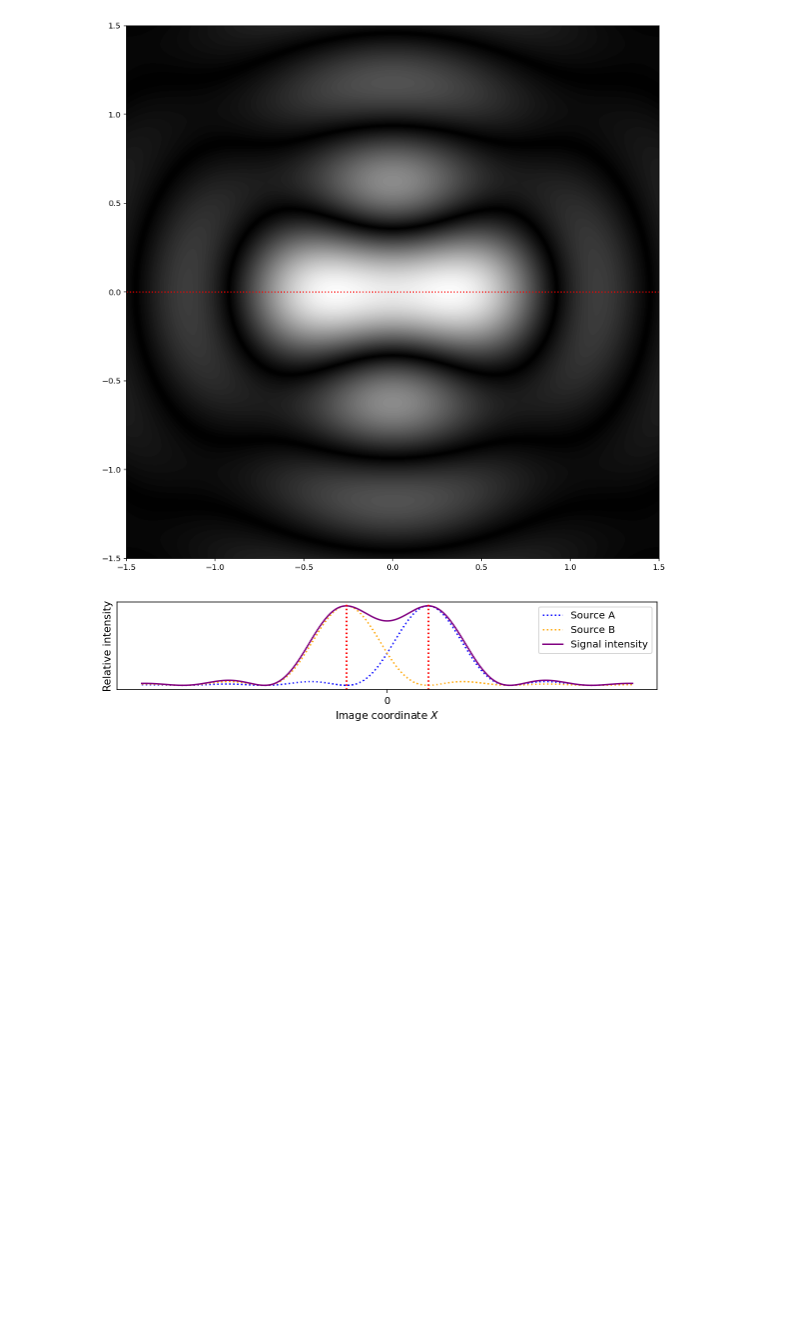
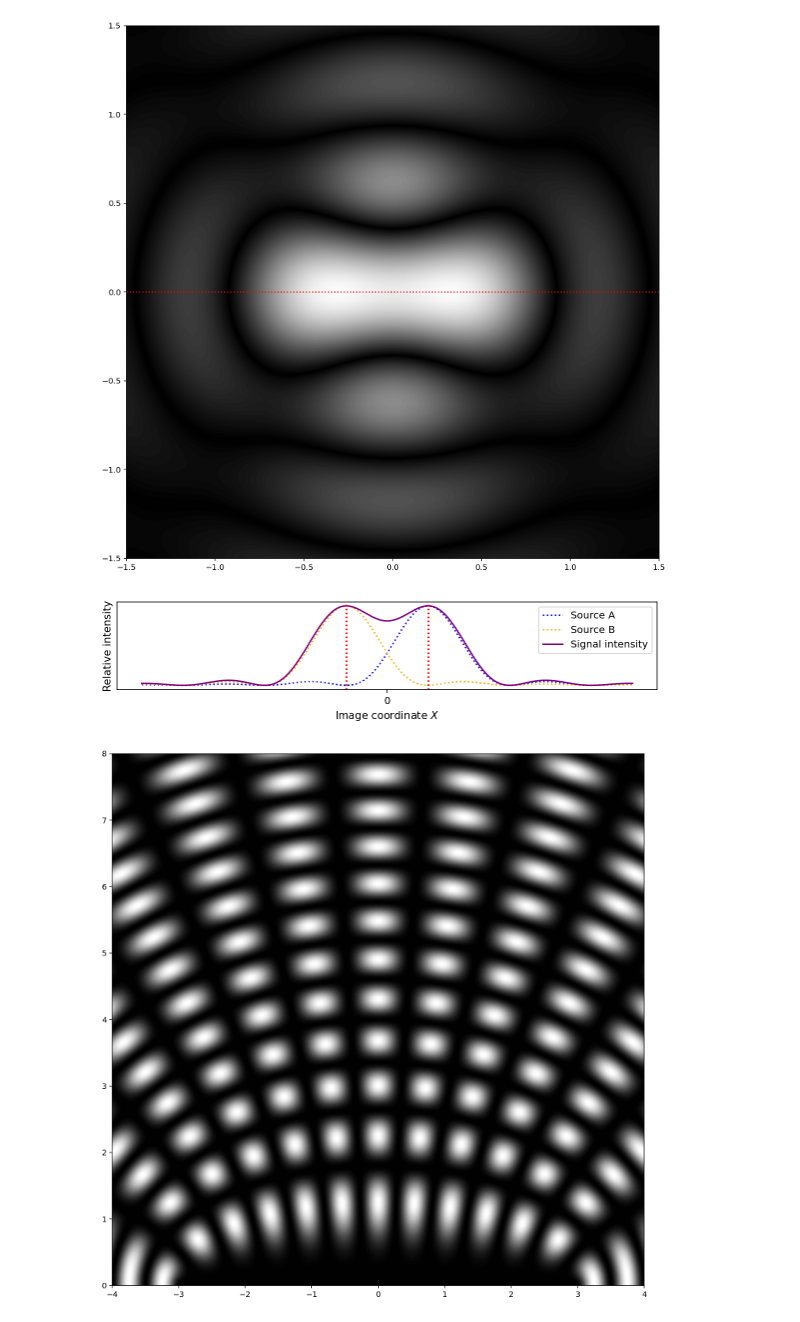
Before and after one commit to awmckinley1/ow2021, a Jupyter notebook: visualisations/Ch13 Interference and diffraction.ipynb, the cells around one changed output. Saved outputs shown, nothing was run; the diff lists cells and outputs as text; code cells hidden in the pictures; blank space fills up the shorter version.

```diff
--- a/visualisations/Ch13 Interference and diffraction.ipynb
+++ b/visualisations/Ch13 Interference and diffraction.ipynb
@@ -1105,3 +1105,68 @@ plt.savefig("ch13-opticalresolutionlimit1.pdf",transparent=True)
 plt.show()
 # %% [output]
 [figure]
+# %%
+# Specify x and y to start with
+number_of_points = 400
+value_range = 4
+scalar = 1
+
+
+x_coord = np.linspace(-value_range,value_range,number_of_points)
+y_coord = np.linspace(0,2*value_range,number_of_points)
+
+X,Y = np.meshgrid(x_coord,y_coord)
+
+offset = 3
+
+x_offset1 = -offset
+y_offset1 = -0
+
+x_offset2 = offset
+y_offset2 = 0
+
+
+def sine1(x,y):
+    r = np.sqrt((x-x_offset1)**2 + (y-y_offset1)**2)
+    func = np.sin(2*np.pi*r*scalar)
+    return func
+
+def sine2(x,y):
+    r = np.sqrt((x-x_offset2)**2 + (y-y_offset2)**2)
+    func = np.sin(2*np.pi*r*scalar)
+    return func
+
+def radius(x,y):
+    radius = np.sqrt((x)**2 + (y)**2)
+    return radius
+
+z_int1 = np.array( [sine1(x,y) for x,y in zip(np.ravel(X),np.ravel(Y))])
+ZINT1 = z_int1.reshape(X.shape)
+
+z_int2 = np.array( [sine2(x,y) for x,y in zip(np.ravel(X),np.ravel(Y))])
+ZINT2 = z_int2.reshape(X.shape)
+
+z_tot = ZINT1+ZINT2
+
+plt.figure(figsize=(10,10))
+plt.axes().set_aspect('equal')#, 'datalim') #equalises the aspect ratio
+#levels = np.linspace(0,0.8,100)
+
+cs = plt.contourf(X,Y,(z_tot)**2,100, cmap='gray')
+#plt.yticks([0],('0'))
+#plt.xticks([0],('0'))
+plt.axhline(y=0,color='red',linestyle='dotted')
+#plt.axvline(x=0,color='blue',linestyle='dotted')
+#plt.colorbar();
+#savefig('aw.pdf') # Needs to go above show() otherwise we'll get a blank PDF
+
+for c in cs.collections:
+    c.set_rasterized(True)
+
+plt.tight_layout()
+#plt.savefig("ch13-opticalresolutionlimit3.svg",transparent=True)
+#plt.savefig("ch13-opticalresolutionlimit3.pdf",transparent=True)
+##plt.plot(radius(x_coord,y_coord),sinc_func(x_coord,y_coord))
+plt.show()
+# %% [output]
+[figure, added]
```
